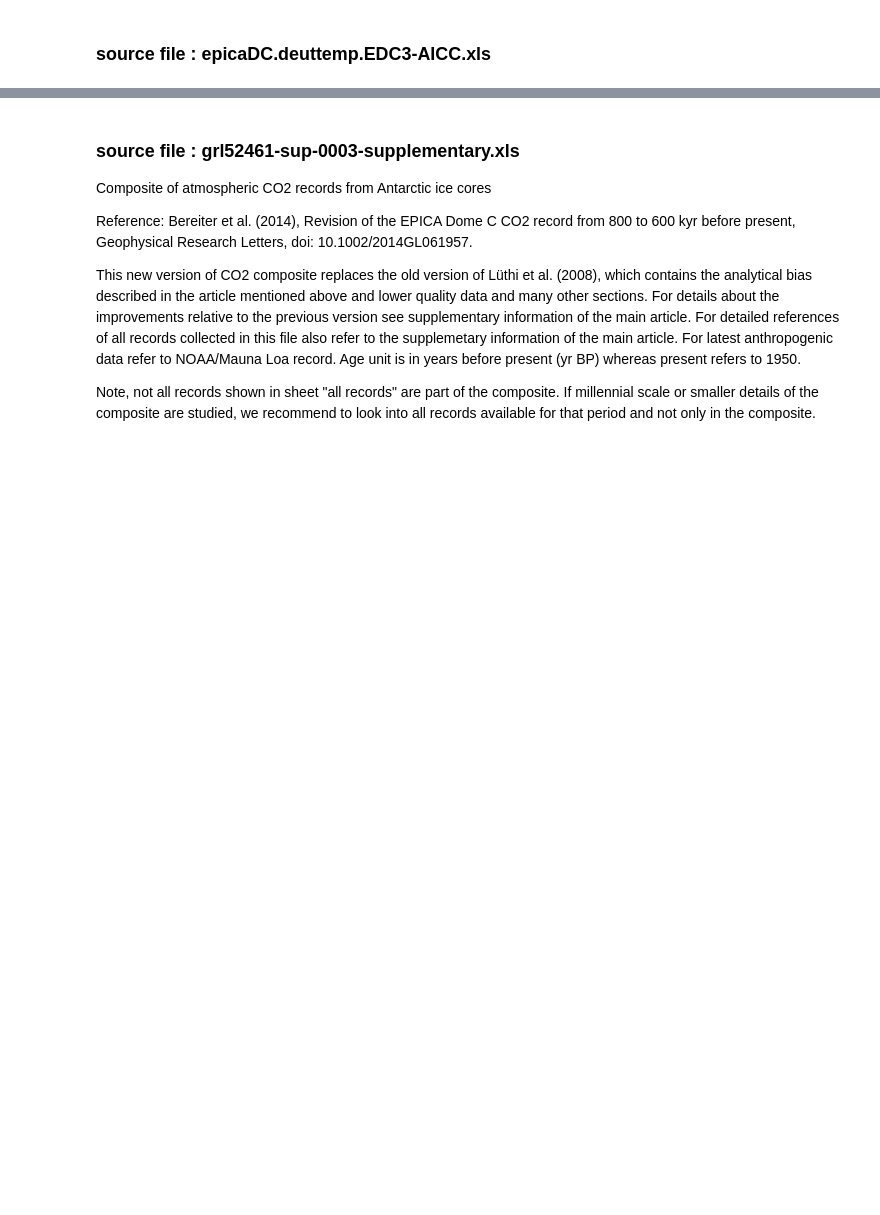
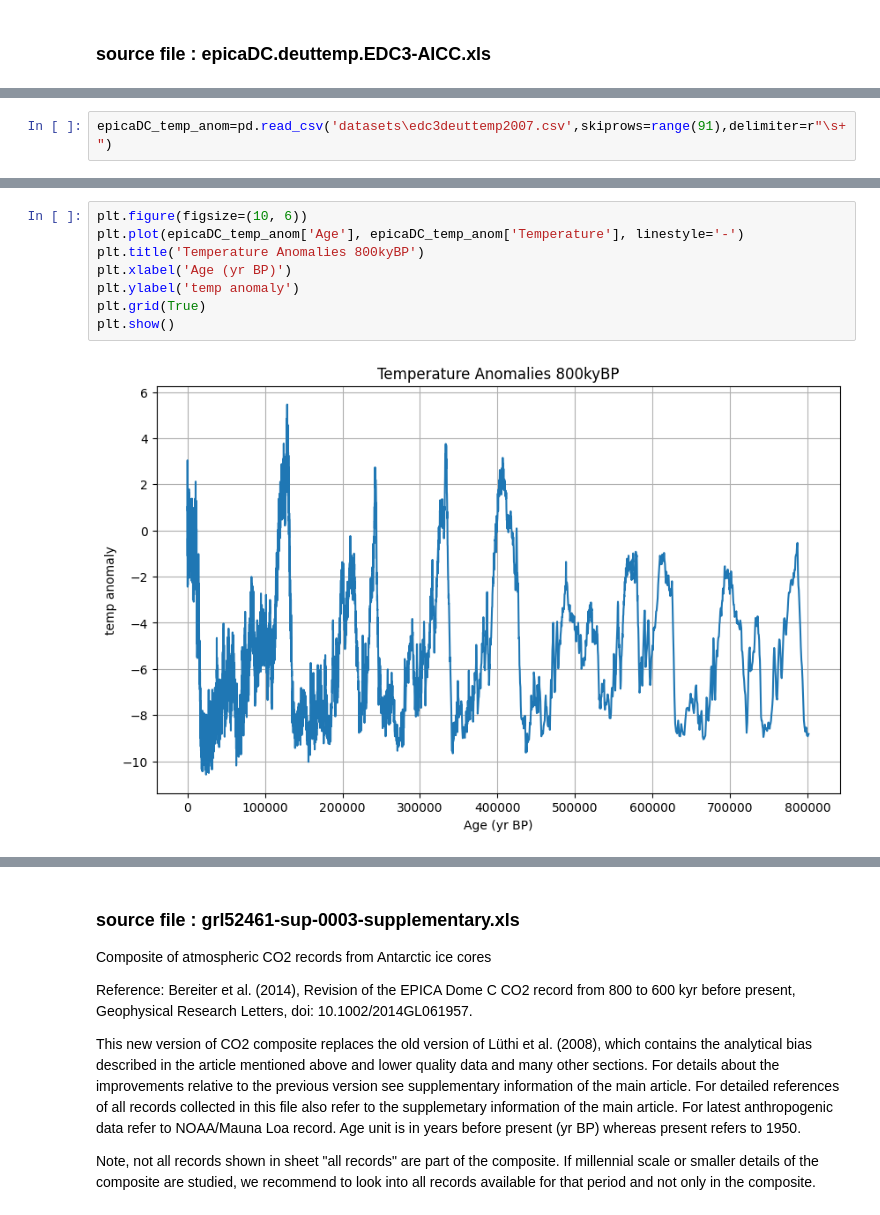
Before and after one commit to SofiMetel/prog_for_da2, a Jupyter notebook: project2.ipynb, the cells around one changed output, grey strips where cells are left out. Drawn from its saved outputs; the diff is of its cells as text; blank space fills up the shorter version.

Commit message:
changes_postdeadline
1. added plots
2.co2 vs temp_anomalies plots
3.new files

```diff
--- a/project2.ipynb
+++ b/project2.ipynb
@@ -359,0 +452,2 @@ df_epicaDC.to_csv('df_epicaDC.csv', index=False)
+# %%
+epicaDC_temp_anom=pd.read_csv('datasets\edc3deuttemp2007.csv',skiprows=range(91),delimiter=r"\s+")
@@ -359,0 +483,10 @@ df_epicaDC.to_csv('df_epicaDC.csv', index=False)
+# %%
+plt.figure(figsize=(10, 6))
+plt.plot(epicaDC_temp_anom['Age'], epicaDC_temp_anom['Temperature'], linestyle='-')
+plt.title('Temperature Anomalies 800kyBP')
+plt.xlabel('Age (yr BP)')
+plt.ylabel('temp anomaly')
+plt.grid(True)
+plt.show()
+# %% [output]
+[figure, added]
```
Also changed, not shown: parts of 42 cells of this notebook, 21 other files.
